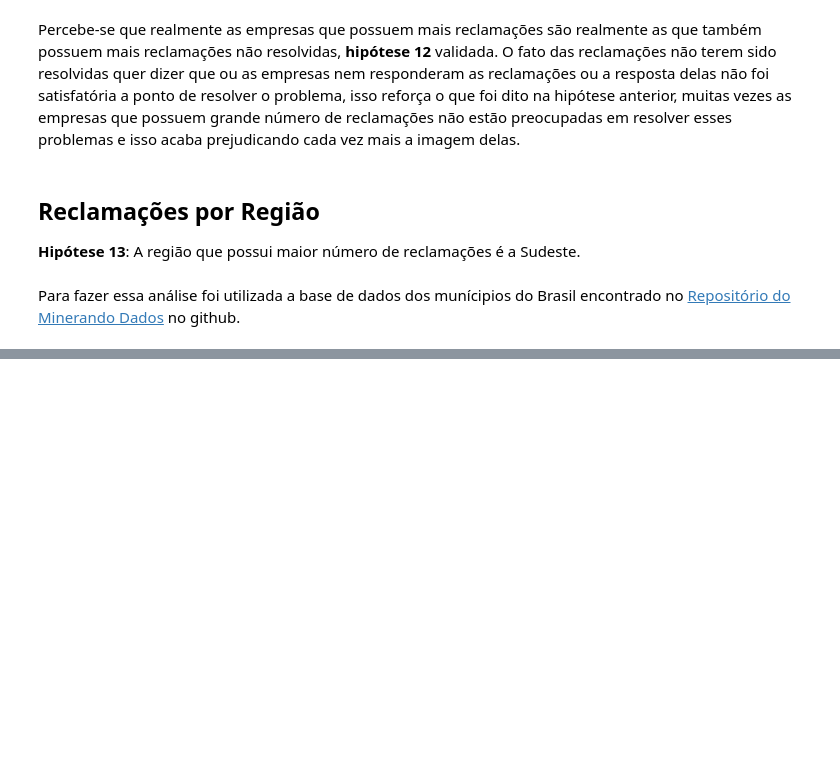
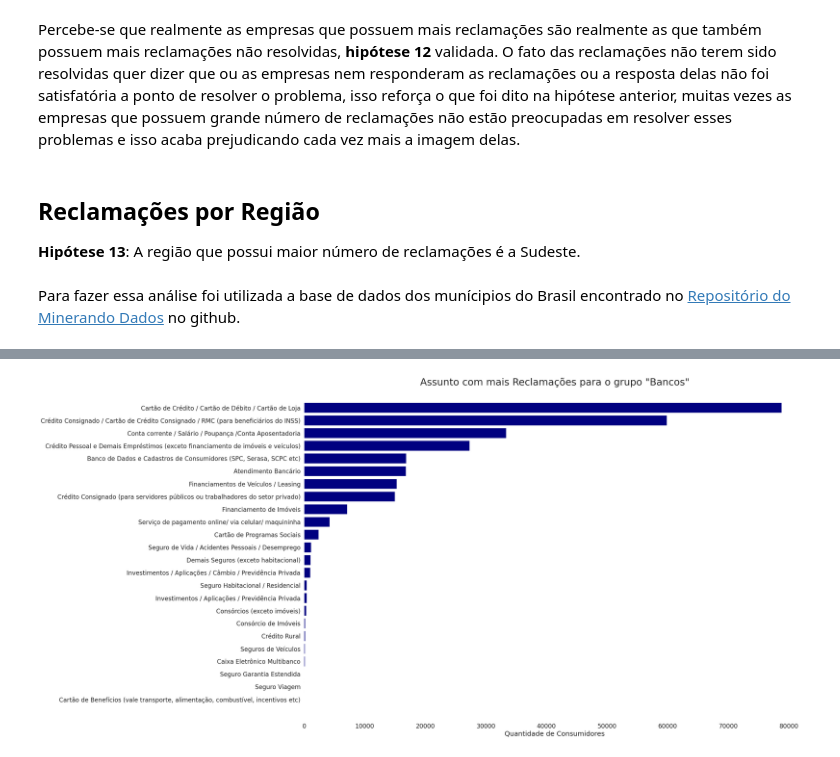
Before and after one commit to renatagsr/projetos, a Jupyter notebook: Análise de Dados/EDA.ipynb, the cells around one changed output, grey strips where cells are left out. Drawn from its saved outputs; the diff is of its cells as text; code cells hidden in the pictures; blank space fills up the shorter version.

```diff
--- a/Análise de Dados/EDA.ipynb
+++ b/Análise de Dados/EDA.ipynb
@@ -627,0 +632,3 @@ mapa
+# %%
+df = datasets_2020[datasets_2020['Segmento de Mercado']=='Bancos, Financeiras e Administradoras de Cartão']
+df = df[df[u'Área']==u'Serviços Financeiros']
@@ -627,0 +655,20 @@ mapa
+# %%
+#Dados
+cont = df['Assunto'].value_counts(ascending=True)
+tipos = df['Assunto'].value_counts(ascending=True).keys()
+
+#Configuração do gráfico
+fig, ax = plt.subplots(figsize = (24, 16))
+ax.spines['right'].set_visible(False)
+ax.spines['bottom'].set_visible(False)
+ax.spines['left'].set_visible(False)
+ax.spines['top'].set_visible(False)
+plt.barh(tipos, cont, color = 'navy')
+
+plt.title('Assunto com mais Reclamações para o grupo "Bancos"', fontsize = 26)
+plt.xlabel('Quantidade de Consumidores', fontsize = 18)
+plt.yticks(fontsize = 16)
+plt.xticks(fontsize = 16)
+plt.grid(False)
+# %% [output]
+[figure, added]
```
Also changed, not shown: parts of 3 cells of this notebook.
